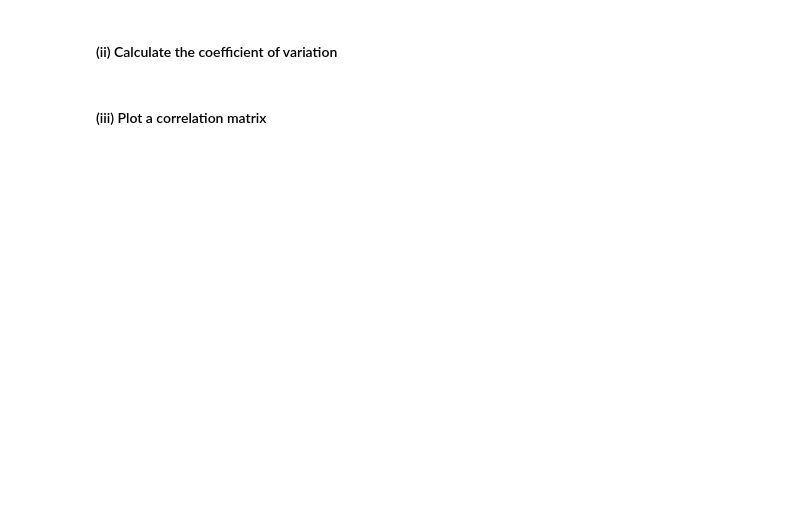
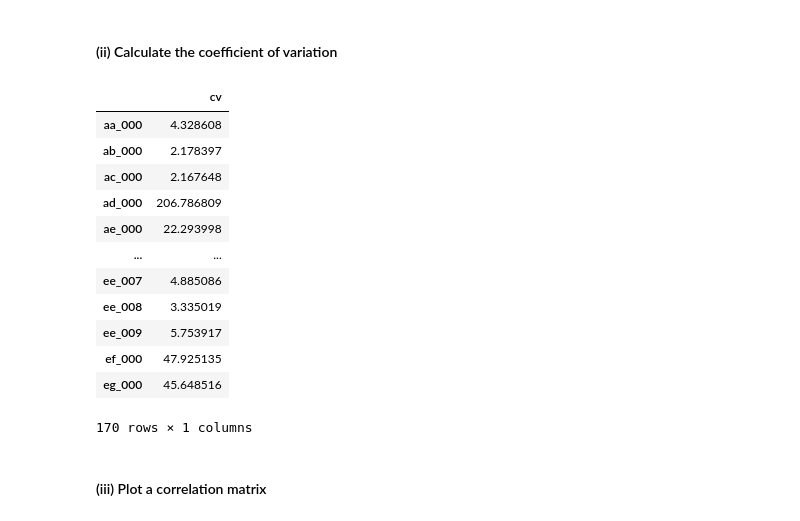
Before and after one commit to cxieusc/DSCI_552_HW6, a Jupyter notebook: notebook/Xie_Chong_HW6.ipynb, the cells around one changed output. Drawn from its saved outputs; the diff is of its cells as text; code cells hidden in the pictures; blank space fills up the shorter version.

```diff
--- a/notebook/Xie_Chong_HW6.ipynb
+++ b/notebook/Xie_Chong_HW6.ipynb
@@ -48,4 +120,22 @@ Test set shape: (16000, 171)
 # %% [markdown]
 #### (ii) Calculate the coefficient of variation
+# %%
+cv = lambda x: np.std(x, ddof=1) / np.mean(x)
+df_cv = pd.DataFrame(df_all_imputed.drop(columns="class").agg(cv), columns = ["cv"])
+df_cv
+# %% [output]
+|  | cv |
+| aa_000 | 4.328608 |
+| ab_000 | 2.178397 |
+| ac_000 | 2.167648 |
+| ad_000 | 206.786809 |
+| ae_000 | 22.293998 |
+| ... | ... |
+| ee_007 | 4.885086 |
+| ee_008 | 3.335019 |
+| ee_009 | 5.753917 |
+| ef_000 | 47.925135 |
+| eg_000 | 45.648516 |
+170 rows × 1 columns
 # %% [markdown]
 #### (iii) Plot a correlation matrix
```
Also changed, not shown: parts of 9 cells of this notebook.
